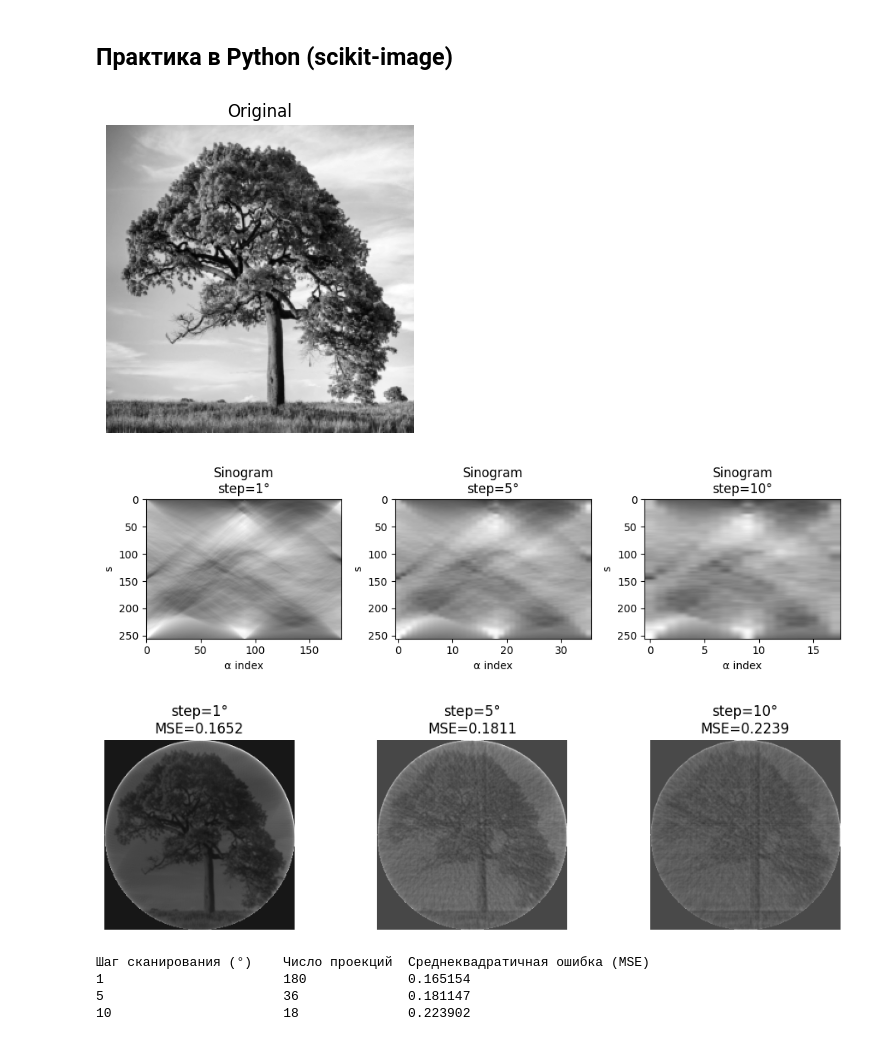
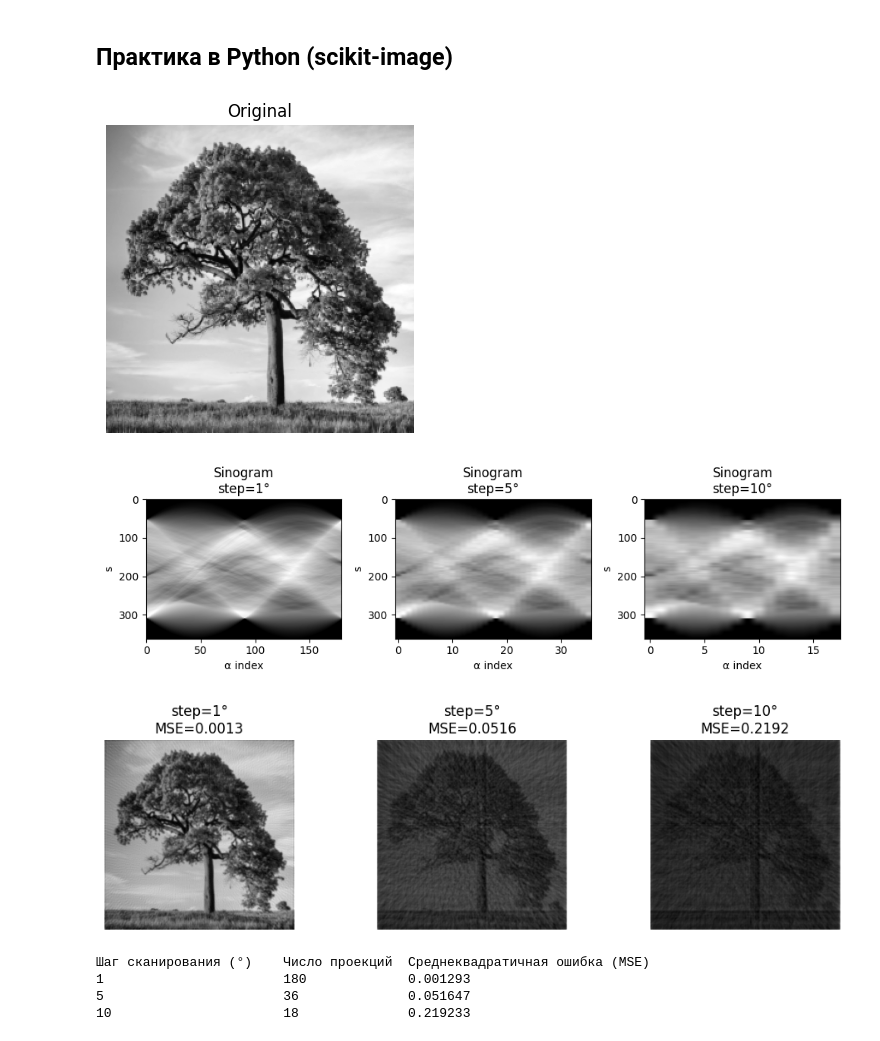
Before and after one commit to choujii/Reverse-tasks, a Jupyter notebook: lab1/Radon_Lab.ipynb, the cells around one changed output. Drawn from its saved outputs; the diff is of its cells as text; code cells hidden in the pictures.

Commit message:
make radon transform in non circle area

```diff
--- a/lab1/Radon_Lab.ipynb
+++ b/lab1/Radon_Lab.ipynb
@@ -58,8 +58,8 @@ results = {}
 
 for step in steps:
     theta = np.arange(0, 180, step)
-    sinogram = radon(img, theta=theta, circle=True)
-    recon = iradon(sinogram, theta=theta, circle=True, filter_name='ramp')
+    sinogram = radon(img, theta=theta, circle=False)
+    recon = iradon(sinogram, theta=theta, circle=False, filter_name='ramp')
 
     mse = mean_squared_error(img, recon)
 
@@ -76,36 +76,36 @@ plt.imshow(img, cmap='gray')
 plt.title('Original')
 plt.axis('off')
 plt.show()
 
 plt.figure(figsize=(10, 3))
 for i, step in enumerate(steps, 1):
     plt.subplot(1, 3, i)
     plt.imshow(results[step]['sinogram'], cmap='gray', aspect='auto')
     plt.title(f'Sinogram\nstep={step}°')
     plt.xlabel('α index')
     plt.ylabel('s')
 plt.tight_layout()
 plt.show()
 
 plt.figure(figsize=(10, 3))
 for i, step in enumerate(steps, 1):
     plt.subplot(1, 3, i)
     r = results[step]
     plt.imshow(r["recon"], cmap='gray')
     plt.title(f'step={step}°\nMSE={r["mse"]:.4f}')
     plt.axis('off')
 plt.tight_layout()
 plt.show()
 
 print('Шаг сканирования (°)\tЧисло проекций\tСреднеквадратичная ошибка (MSE)')
 for step in steps:
     r = results[step]
     print(f"{step}\t\t\t{len(r['theta'])}\t\t{r['mse']:.6f}")
 # %% [output]
 [figure]
-[figure, old version]
+[figure, new version]
-[figure, old version]
+[figure, new version]
 Шаг сканирования (°)    Число проекций  Среднеквадратичная ошибка (MSE)
-1                       180             0.165154
-5                       36              0.181147
-10                      18              0.223902
+1                       180             0.001293
+5                       36              0.051647
+10                      18              0.219233
```
